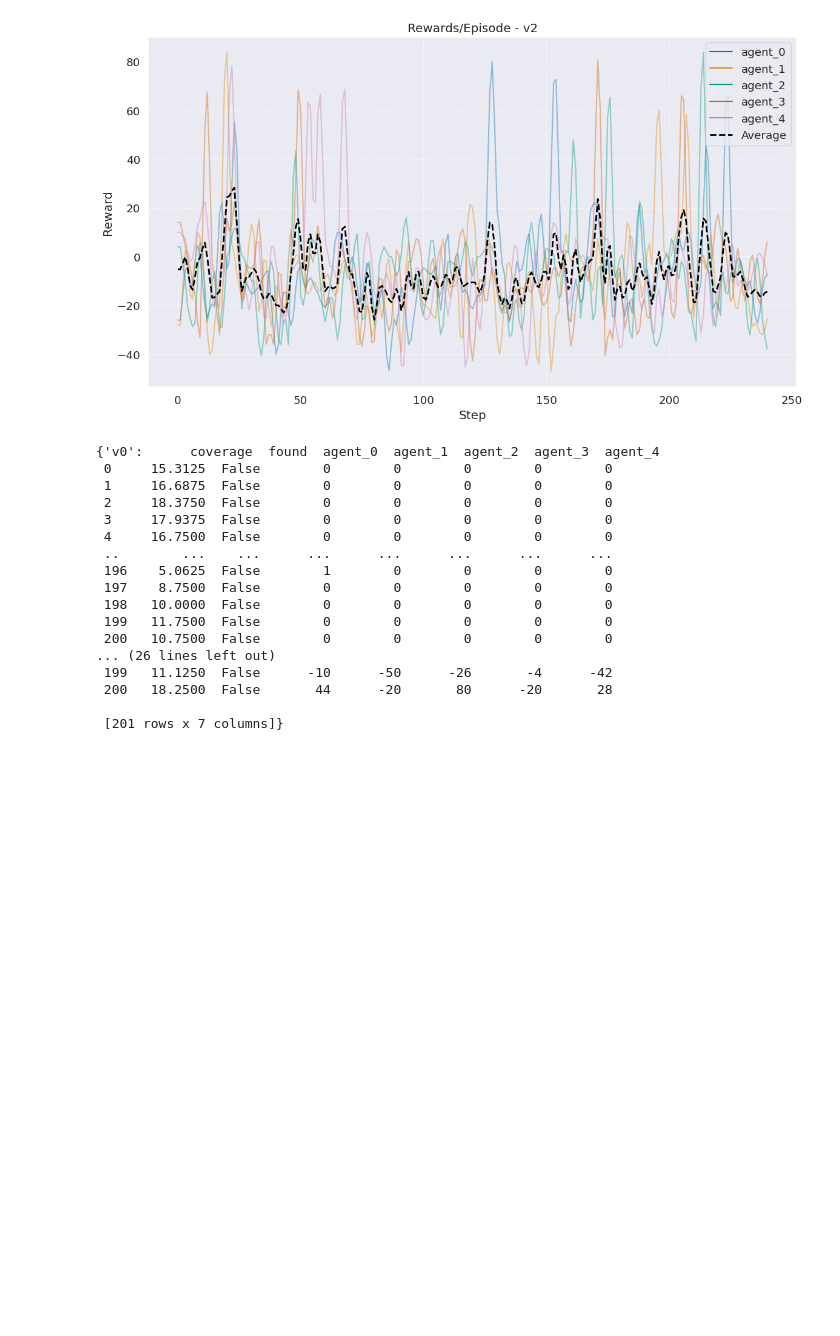
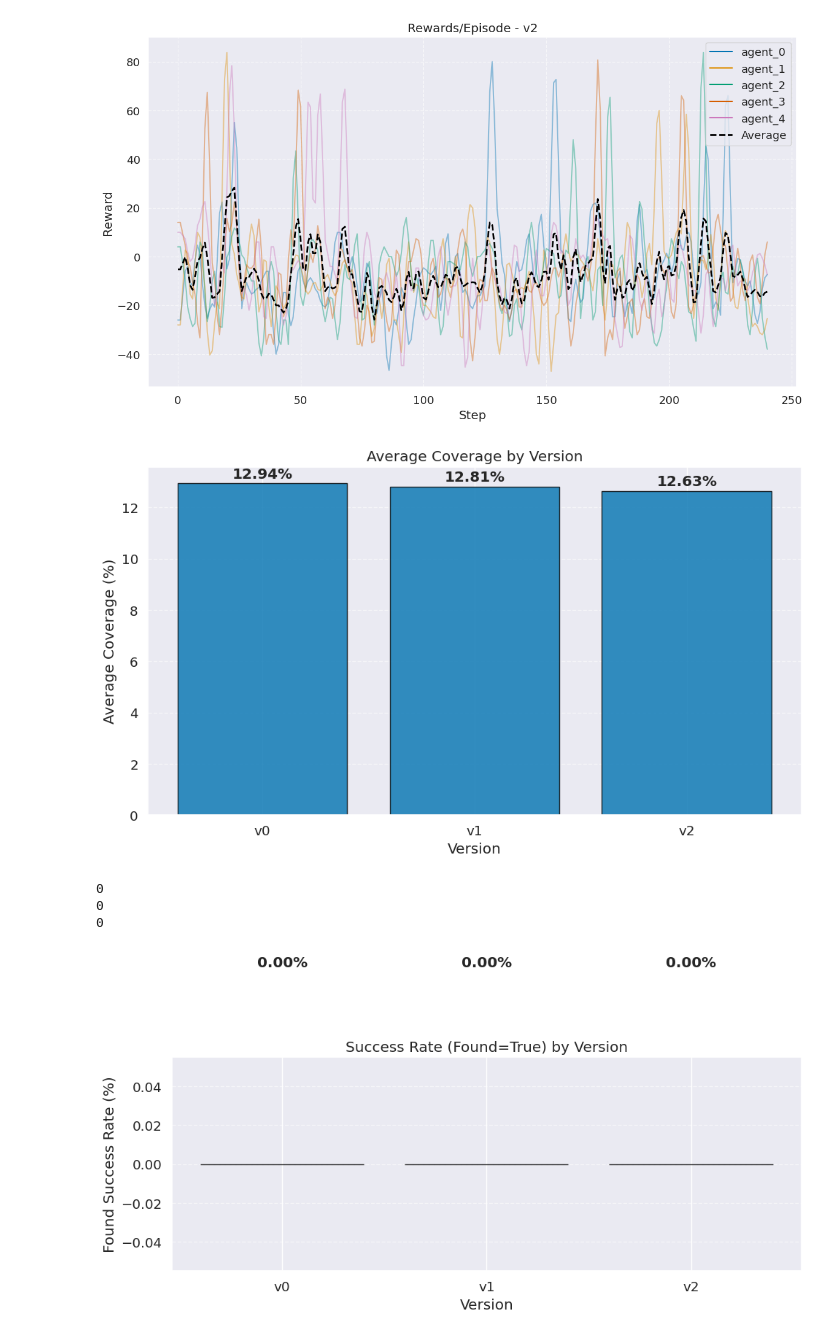
Before and after one commit to AndreCorreaSantos/gym_custom_env, a Jupyter notebook: graphs.ipynb, the cells around one changed output. Saved outputs shown, nothing was run; the diff lists cells and outputs as text; code cells hidden in the pictures; blank space fills up the shorter version.

```diff
--- a/graphs.ipynb
+++ b/graphs.ipynb
@@ -129,21 +68,12 @@ plot_stats(eval_stats)
 [figure]
 [figure]
 # %%
+
+plot_coverage(eval_stats)
+plot_found(eval_stats)
 # %% [output]
+[figure, added]
-{'v0':      coverage  found  agent_0  agent_1  agent_2  agent_3  agent_4
- 0     15.3125  False        0        0        0        0        0
- 1     16.6875  False        0        0        0        0        0
- 2     18.3750  False        0        0        0        0        0
- 3     17.9375  False        0        0        0        0        0
- 4     16.7500  False        0        0        0        0        0
- ..        ...    ...      ...      ...      ...      ...      ...
- 196    5.0625  False        1        0        0        0        0
- 197    8.7500  False        0        0        0        0        0
- 198   10.0000  False        0        0        0        0        0
- 199   11.7500  False        0        0        0        0        0
- 200   10.7500  False        0        0        0        0        0
-... (26 lines left out)
- 199   11.1250  False      -10      -50      -26       -4      -42
- 200   18.2500  False       44      -20       80      -20       28
-
- [201 rows x 7 columns]}
+0
+0
+0
+[figure, added]
```
Also changed, not shown: parts of 1 cell of this notebook, 6 other files.
